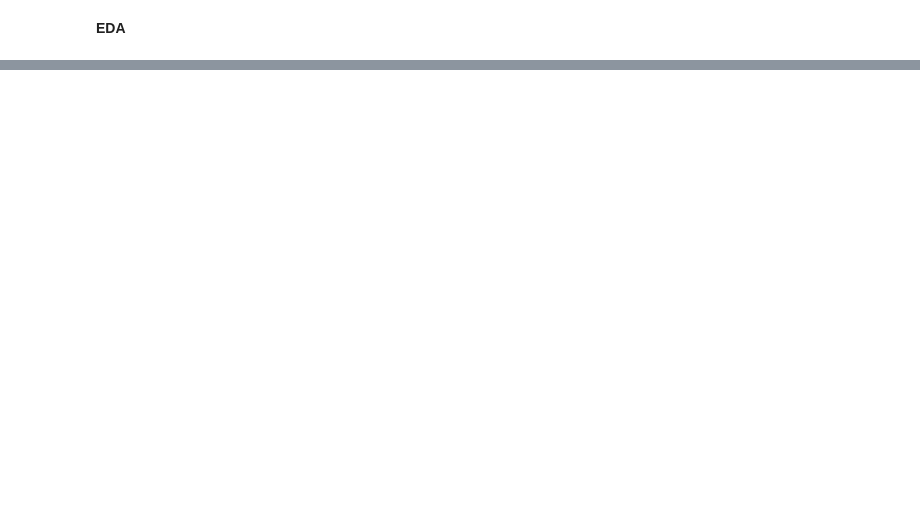
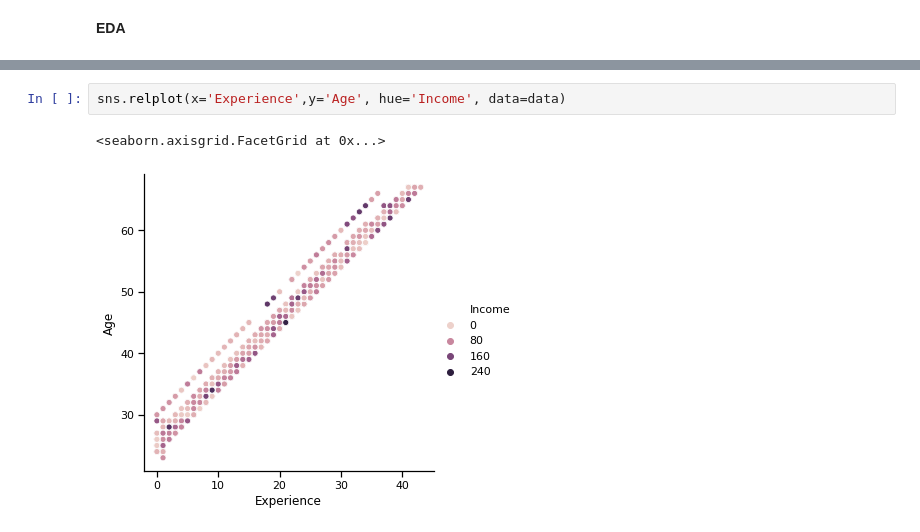
Before and after one commit to manavavi/ML_Internship_Marketing_Campaign_for_Banking_Products, a Jupyter notebook: Marketing_Campaign_for_Banking_Products.ipynb, the cells around one changed output, grey strips where cells are left out. Drawn from its saved outputs; the diff is of its cells as text; blank space fills up the shorter version.

```diff
--- a/Marketing_Campaign_for_Banking_Products.ipynb
+++ b/Marketing_Campaign_for_Banking_Products.ipynb
@@ -116,0 +396,5 @@ X_train, X_test, y_train, y_test = train_test_split(X, y, test_size=0.2, random_
+# %%
+sns.relplot(x='Experience',y='Age', hue='Income', data=data)
+# %% [output]
+<seaborn.axisgrid.FacetGrid at 0x...>
+[figure, added]
```
Also changed, not shown: parts of 67 cells of this notebook.
